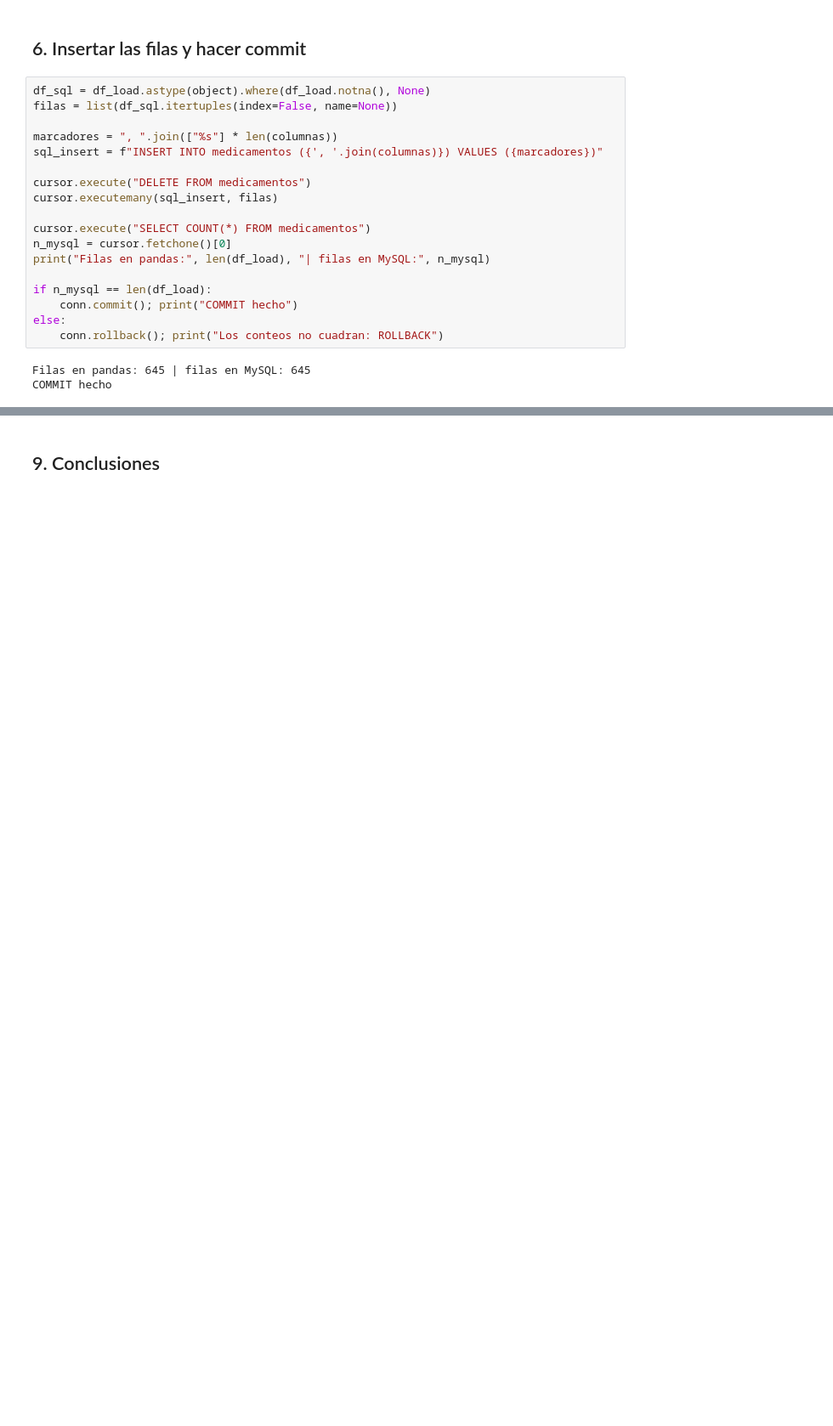
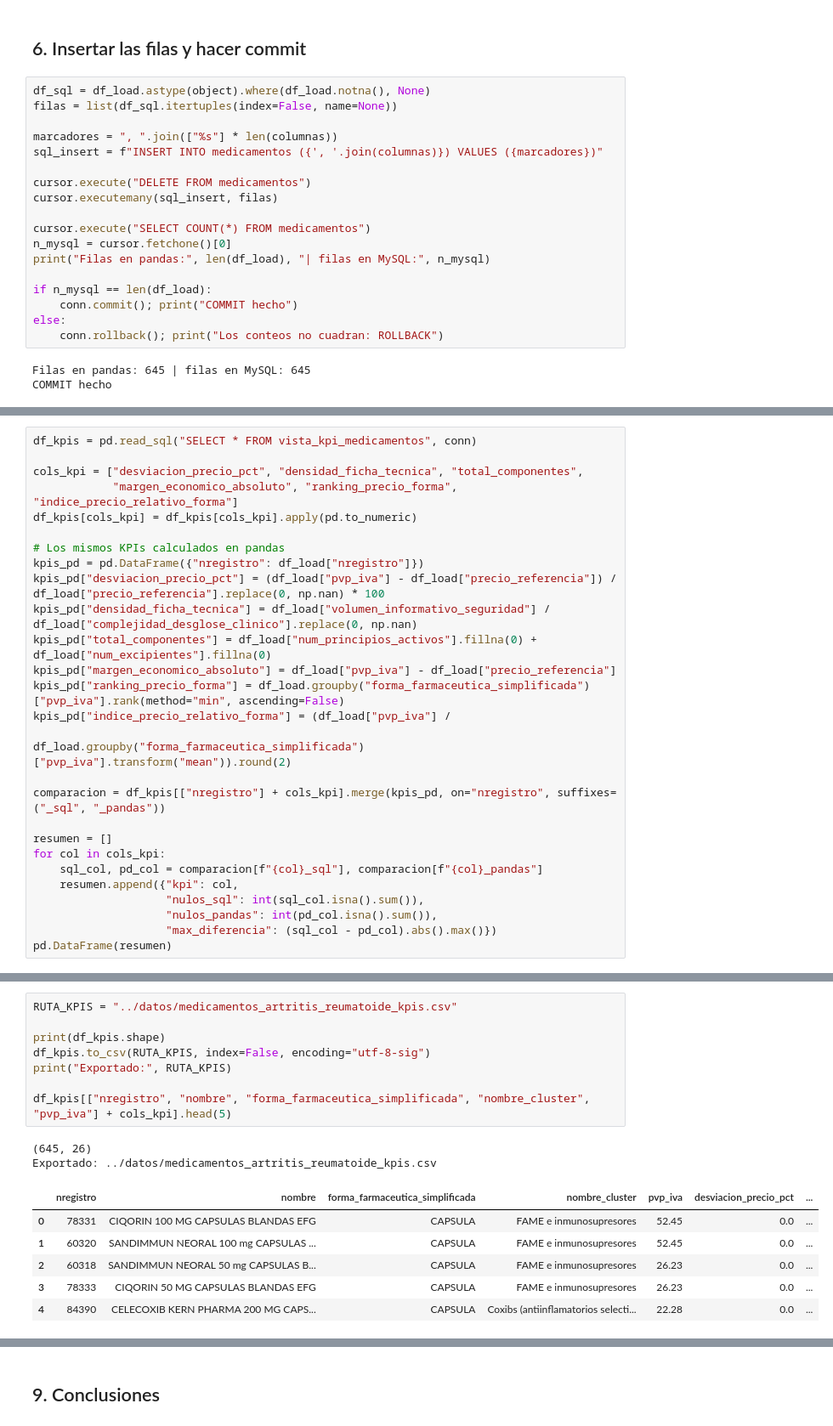
Before and after one commit to pedrinch10/Arthena4, a Jupyter notebook: codigo_HU4_HU5/HU6_carga_mysql.ipynb, the cells around one changed output, grey strips where cells are left out. Shown at 85% size. Drawn from its saved outputs; the diff is of its cells as text; blank space fills up the shorter version.

```diff
--- a/codigo_HU4_HU5/HU6_carga_mysql.ipynb
+++ b/codigo_HU4_HU5/HU6_carga_mysql.ipynb
@@ -242,0 +521,27 @@ COMMIT hecho
+# %%
+df_kpis = pd.read_sql("SELECT * FROM vista_kpi_medicamentos", conn)
+
+cols_kpi = ["desviacion_precio_pct", "densidad_ficha_tecnica", "total_componentes",
+            "margen_economico_absoluto", "ranking_precio_forma", "indice_precio_relativo_forma"]
+df_kpis[cols_kpi] = df_kpis[cols_kpi].apply(pd.to_numeric)
+
+# Los mismos KPIs calculados en pandas
+kpis_pd = pd.DataFrame({"nregistro": df_load["nregistro"]})
+kpis_pd["desviacion_precio_pct"] = (df_load["pvp_iva"] - df_load["precio_referencia"]) / df_load["precio_referencia"].replace(0, np.nan) * 100
+kpis_pd["densidad_ficha_tecnica"] = df_load["volumen_informativo_seguridad"] / df_load["complejidad_desglose_clinico"].replace(0, np.nan)
+kpis_pd["total_componentes"] = df_load["num_principios_activos"].fillna(0) + df_load["num_excipientes"].fillna(0)
+kpis_pd["margen_economico_absoluto"] = df_load["pvp_iva"] - df_load["precio_referencia"]
+kpis_pd["ranking_precio_forma"] = df_load.groupby("forma_farmaceutica_simplificada")["pvp_iva"].rank(method="min", ascending=False)
+kpis_pd["indice_precio_relativo_forma"] = (df_load["pvp_iva"] /
+                                           df_load.groupby("forma_farmaceutica_simplificada")["pvp_iva"].transform("mean")).round(2)
+
+comparacion = df_kpis[["nregistro"] + cols_kpi].merge(kpis_pd, on="nregistro", suffixes=("_sql", "_pandas"))
+
+resumen = []
+for col in cols_kpi:
+    sql_col, pd_col = comparacion[f"{col}_sql"], comparacion[f"{col}_pandas"]
+    resumen.append({"kpi": col,
+                    "nulos_sql": int(sql_col.isna().sum()),
+                    "nulos_pandas": int(pd_col.isna().sum()),
+                    "max_diferencia": (sql_col - pd_col).abs().max()})
+pd.DataFrame(resumen)
@@ -242,0 +564,17 @@ COMMIT hecho
+# %%
+RUTA_KPIS = "../datos/medicamentos_artritis_reumatoide_kpis.csv"
+
+print(df_kpis.shape)
+df_kpis.to_csv(RUTA_KPIS, index=False, encoding="utf-8-sig")
+print("Exportado:", RUTA_KPIS)
+
+df_kpis[["nregistro", "nombre", "forma_farmaceutica_simplificada", "nombre_cluster", "pvp_iva"] + cols_kpi].head(5)
+# %% [output]
+(645, 26)
+Exportado: ../datos/medicamentos_artritis_reumatoide_kpis.csv
+|  | nregistro | nombre | forma_farmaceutica_simplificada | nombre_cluster | pvp_iva | desviacion_precio_pct | ... |
+| 0 | 78331 | CIQORIN 100 MG CAPSULAS BLANDAS EFG | CAPSULA | FAME e inmunosupresores | 52.45 | 0.0 | ... |
+| 1 | 60320 | SANDIMMUN NEORAL 100 mg CAPSULAS ... | CAPSULA | FAME e inmunosupresores | 52.45 | 0.0 | ... |
+| 2 | 60318 | SANDIMMUN NEORAL 50 mg CAPSULAS B... | CAPSULA | FAME e inmunosupresores | 26.23 | 0.0 | ... |
+| 3 | 78333 | CIQORIN 50 MG CAPSULAS BLANDAS EFG | CAPSULA | FAME e inmunosupresores | 26.23 | 0.0 | ... |
+| 4 | 84390 | CELECOXIB KERN PHARMA 200 MG CAPS... | CAPSULA | Coxibs (antiinflamatorios selecti... | 22.28 | 0.0 | ... |
```
Also changed, not shown: parts of 39 cells of this notebook, 1 other file.
